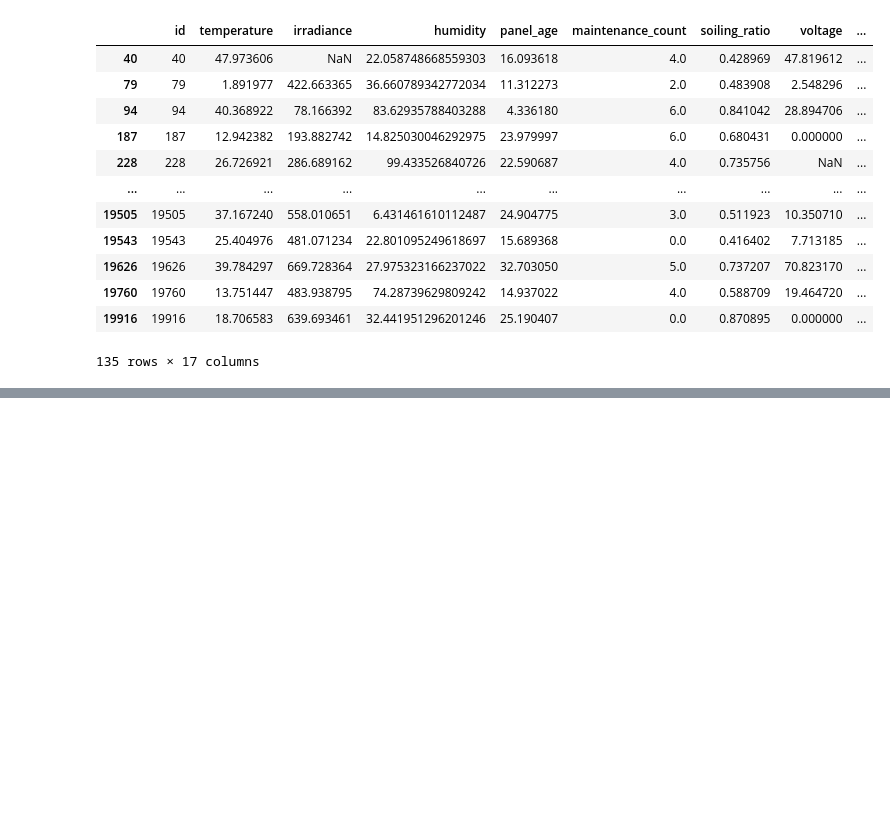
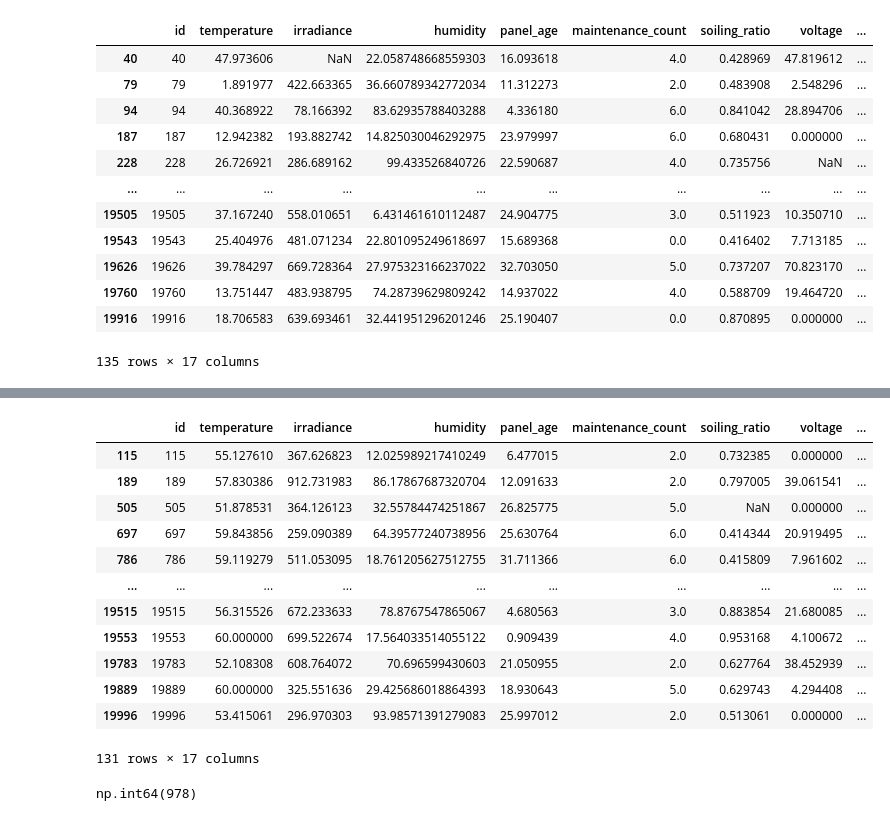
Before and after one commit to Kumararaja2002/SolarPanelProject, a Jupyter notebook: train.ipynb, the cells around one changed output, grey strips where cells are left out. Drawn from its saved outputs; the diff is of its cells as text; code cells hidden in the pictures; blank space fills up the shorter version.

```diff
--- a/train.ipynb
+++ b/train.ipynb
@@ -123,0 +306,20 @@ df.loc[df['pressure'].isin(['badval','error', 'unknown'])]
+# %%
+df.loc[df['module_temperature']> 60]
+# %% [output]
+|  | id | temperature | irradiance | humidity | panel_age | maintenance_count | soiling_ratio | voltage | ... |
+| 115 | 115 | 55.127610 | 367.626823 | 12.025989217410249 | 6.477015 | 2.0 | 0.732385 | 0.000000 | ... |
+| 189 | 189 | 57.830386 | 912.731983 | 86.17867687320704 | 12.091633 | 2.0 | 0.797005 | 39.061541 | ... |
+| 505 | 505 | 51.878531 | 364.126123 | 32.55784474251867 | 26.825775 | 5.0 | NaN | 0.000000 | ... |
+| 697 | 697 | 59.843856 | 259.090389 | 64.39577240738956 | 25.630764 | 6.0 | 0.414344 | 20.919495 | ... |
+| 786 | 786 | 59.119279 | 511.053095 | 18.761205627512755 | 31.711366 | 6.0 | 0.415809 | 7.961602 | ... |
+| ... | ... | ... | ... | ... | ... | ... | ... | ... | ... |
+| 19515 | 19515 | 56.315526 | 672.233633 | 78.8767547865067 | 4.680563 | 3.0 | 0.883854 | 21.680085 | ... |
+| 19553 | 19553 | 60.000000 | 699.522674 | 17.564033514055122 | 0.909439 | 4.0 | 0.953168 | 4.100672 | ... |
+| 19783 | 19783 | 52.108308 | 608.764072 | 70.696599430603 | 21.050955 | 2.0 | 0.627764 | 38.452939 | ... |
+| 19889 | 19889 | 60.000000 | 325.551636 | 29.425686018864393 | 18.930643 | 5.0 | 0.629743 | 4.294408 | ... |
+| 19996 | 19996 | 53.415061 | 296.970303 | 93.98571391279083 | 25.997012 | 2.0 | 0.513061 | 0.000000 | ... |
+131 rows × 17 columns
+# %%
+df['module_temperature'].isna().sum()
+# %% [output]
+np.int64(978)
```
Also changed, not shown: parts of 34 cells of this notebook, 2 other files.
